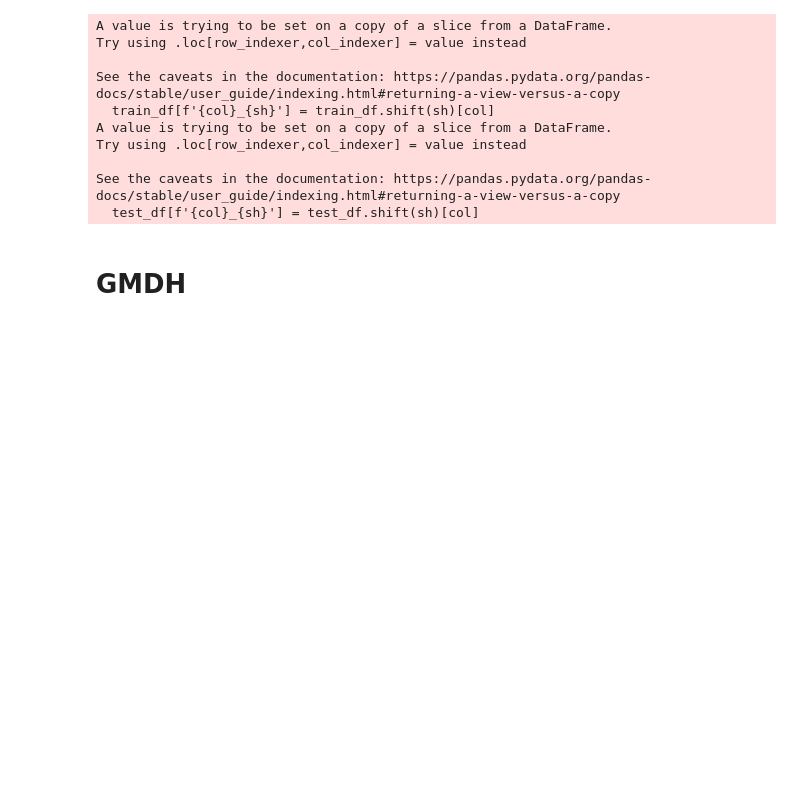
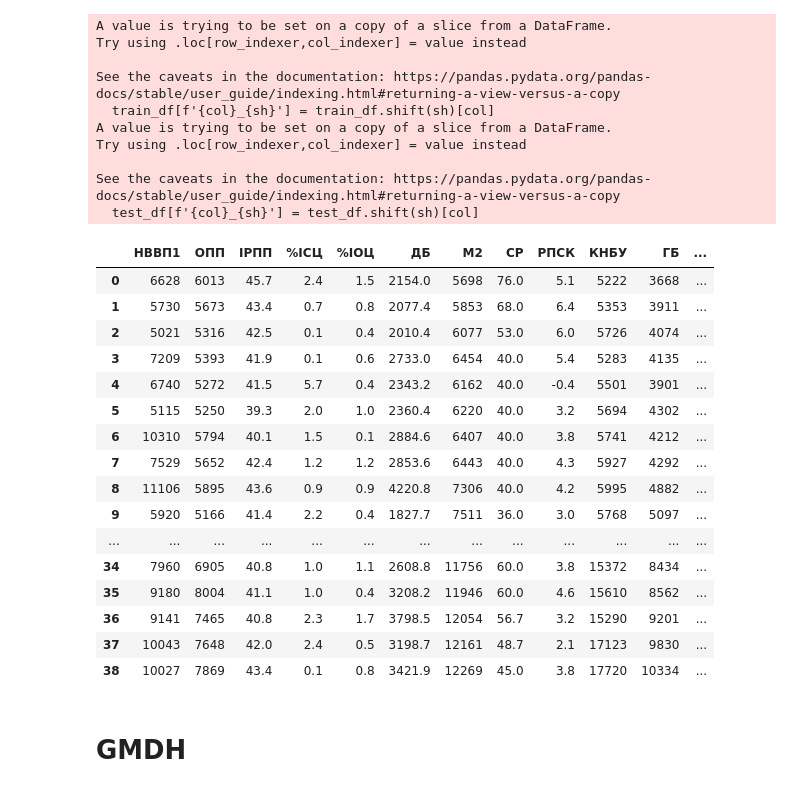
Before and after one commit to tupoylogin/Neural_Net_Genetic_Alg, a Jupyter notebook: examples/GMDHNeoFuzzy_GDP.ipynb, the cells around one changed output. Cells and saved outputs as stored; diff of their text form; code cells hidden in the pictures; blank space fills up the shorter version.

```diff
--- a/examples/GMDHNeoFuzzy_GDP.ipynb
+++ b/examples/GMDHNeoFuzzy_GDP.ipynb
@@ -58,6 +58,26 @@ Try using .loc[row_indexer,col_indexer] = value instead
 
 See the caveats in the documentation: https://pandas.pydata.org/pandas-docs/stable/user_guide/indexing.html#returning-a-view-versus-a-copy
   test_df[f'{col}_{sh}'] = test_df.shift(sh)[col]
+# %%
+data
+# %% [output]
+|  | НВВП1 | ОПП | ІРПП | %ІСЦ | %ІОЦ | ДБ | М2 | СР | РПСК | КНБУ | ГБ | ... |
+| 0 | 6628 | 6013 | 45.7 | 2.4 | 1.5 | 2154.0 | 5698 | 76.0 | 5.1 | 5222 | 3668 | ... |
+| 1 | 5730 | 5673 | 43.4 | 0.7 | 0.8 | 2077.4 | 5853 | 68.0 | 6.4 | 5353 | 3911 | ... |
+| 2 | 5021 | 5316 | 42.5 | 0.1 | 0.4 | 2010.4 | 6077 | 53.0 | 6.0 | 5726 | 4074 | ... |
+| 3 | 7209 | 5393 | 41.9 | 0.1 | 0.6 | 2733.0 | 6454 | 40.0 | 5.4 | 5283 | 4135 | ... |
+| 4 | 6740 | 5272 | 41.5 | 5.7 | 0.4 | 2343.2 | 6162 | 40.0 | -0.4 | 5501 | 3901 | ... |
+| 5 | 5115 | 5250 | 39.3 | 2.0 | 1.0 | 2360.4 | 6220 | 40.0 | 3.2 | 5694 | 4302 | ... |
+| 6 | 10310 | 5794 | 40.1 | 1.5 | 0.1 | 2884.6 | 6407 | 40.0 | 3.8 | 5741 | 4212 | ... |
+| 7 | 7529 | 5652 | 42.4 | 1.2 | 1.2 | 2853.6 | 6443 | 40.0 | 4.3 | 5927 | 4292 | ... |
+| 8 | 11106 | 5895 | 43.6 | 0.9 | 0.9 | 4220.8 | 7306 | 40.0 | 4.2 | 5995 | 4882 | ... |
+| 9 | 5920 | 5166 | 41.4 | 2.2 | 0.4 | 1827.7 | 7511 | 36.0 | 3.0 | 5768 | 5097 | ... |
+| ... | ... | ... | ... | ... | ... | ... | ... | ... | ... | ... | ... | ... |
+| 34 | 7960 | 6905 | 40.8 | 1.0 | 1.1 | 2608.8 | 11756 | 60.0 | 3.8 | 15372 | 8434 | ... |
+| 35 | 9180 | 8004 | 41.1 | 1.0 | 0.4 | 3208.2 | 11946 | 60.0 | 4.6 | 15610 | 8562 | ... |
+| 36 | 9141 | 7465 | 40.8 | 2.3 | 1.7 | 3798.5 | 12054 | 56.7 | 3.2 | 15290 | 9201 | ... |
+| 37 | 10043 | 7648 | 42.0 | 2.4 | 0.5 | 3198.7 | 12161 | 48.7 | 2.1 | 17123 | 9830 | ... |
+| 38 | 10027 | 7869 | 43.4 | 0.1 | 0.8 | 3421.9 | 12269 | 45.0 | 3.8 | 17720 | 10334 | ... |
 # %% [markdown]
 # GMDH
 # %%
```
Also changed, not shown: 4 other files.
